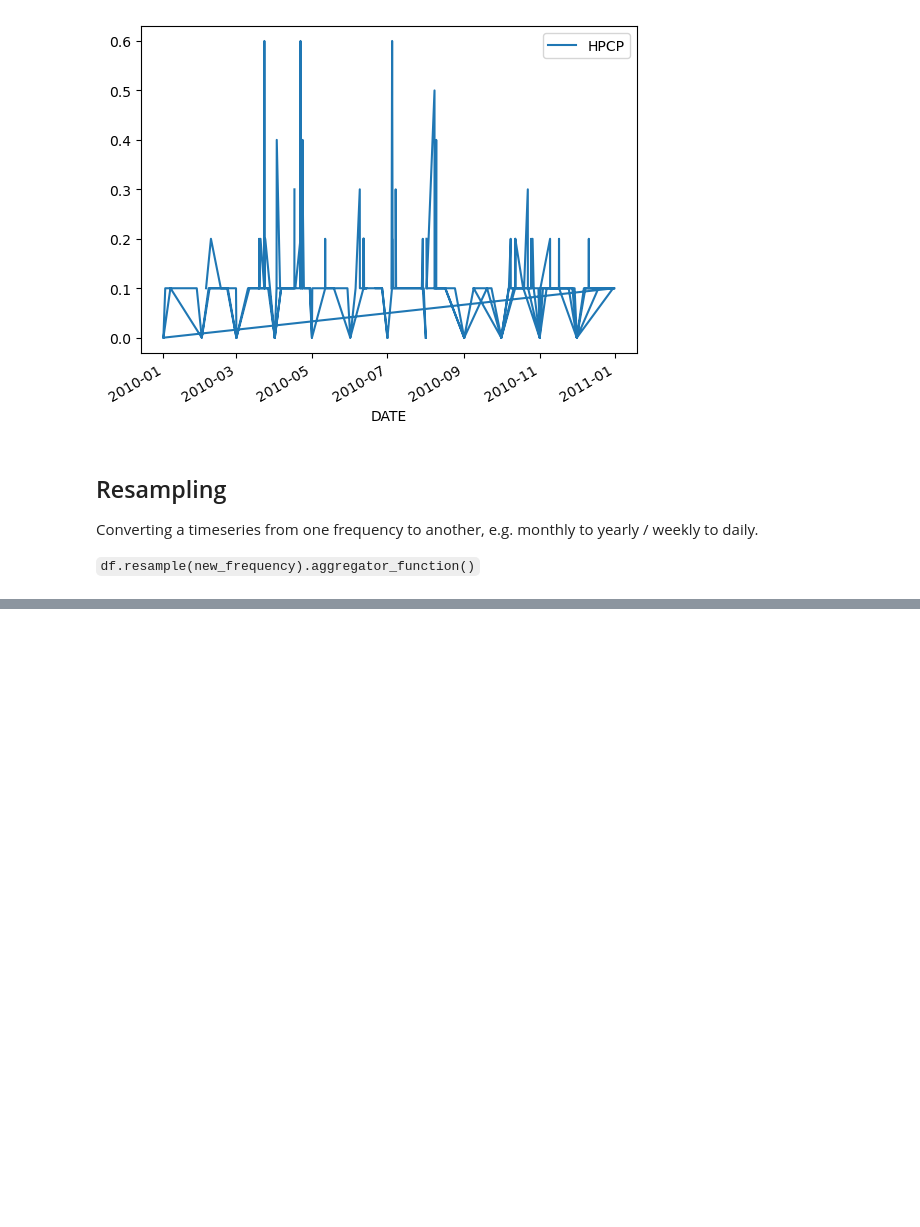
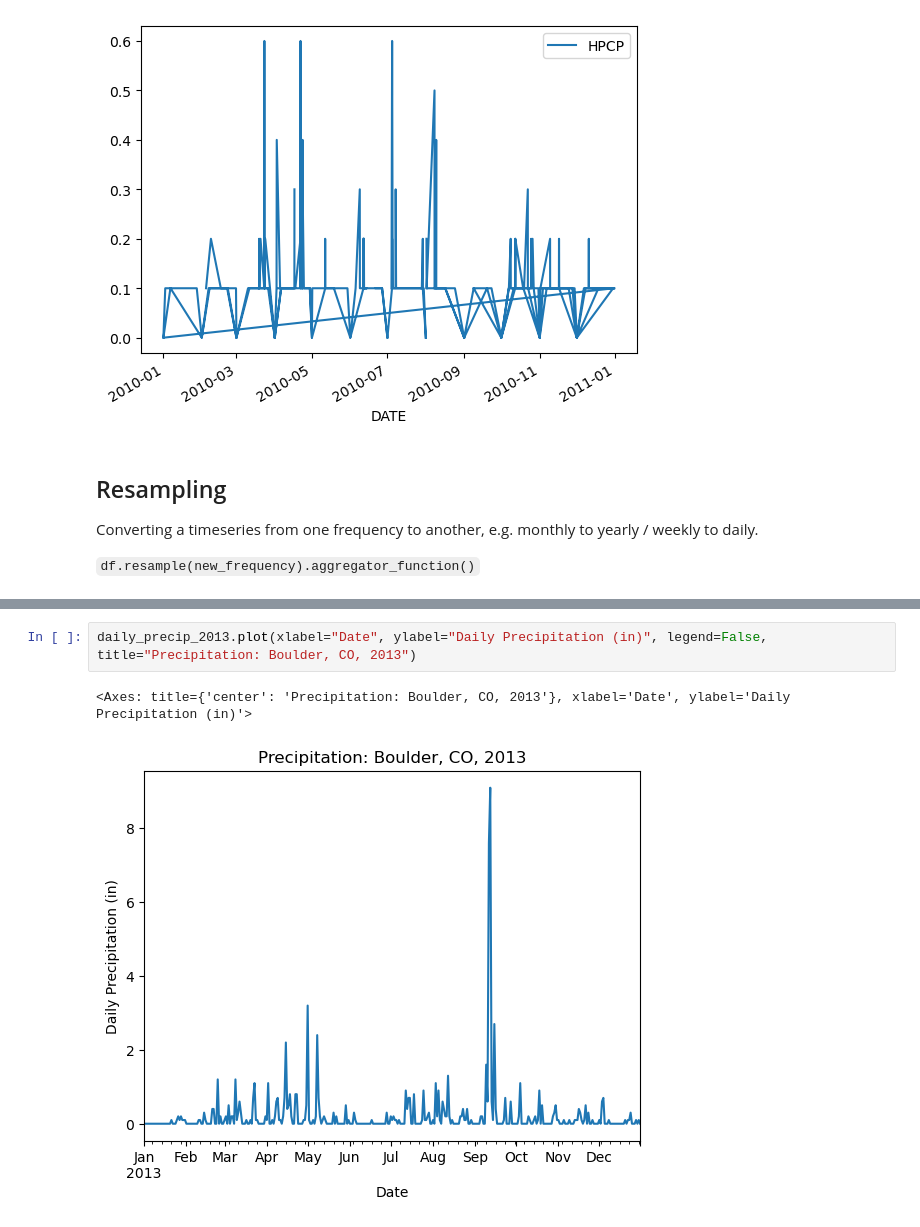
Before and after one commit to zachyyy700/eds220-2025-in-class, a Jupyter notebook: week3-timeseries.ipynb, the cells around one changed output, grey strips where cells are left out. Drawn from its saved outputs; the diff is of its cells as text; blank space fills up the shorter version.

```diff
--- a/week3-timeseries.ipynb
+++ b/week3-timeseries.ipynb
@@ -159,3 +159,8 @@ daily_precip_2013.head(3)
 | 2013-01-01 | COOP:050183COOP:055881COOP:050183... | ALLENSPARK 2 SE CO USNEDERLAND 5 ... | 0.0 | ]g[gg |  |
 | 2013-01-02 | 0 | 0 | 0.0 | 0 | 0 |
 | 2013-01-03 | 0 | 0 | 0.0 | 0 | 0 |
+# %%
+daily_precip_2013.plot(xlabel="Date", ylabel="Daily Precipitation (in)", legend=False, title="Precipitation: Boulder, CO, 2013")
+# %% [output]
+<Axes: title={'center': 'Precipitation: Boulder, CO, 2013'}, xlabel='Date', ylabel='Daily Precipitation (in)'>
+[figure, added]
```
